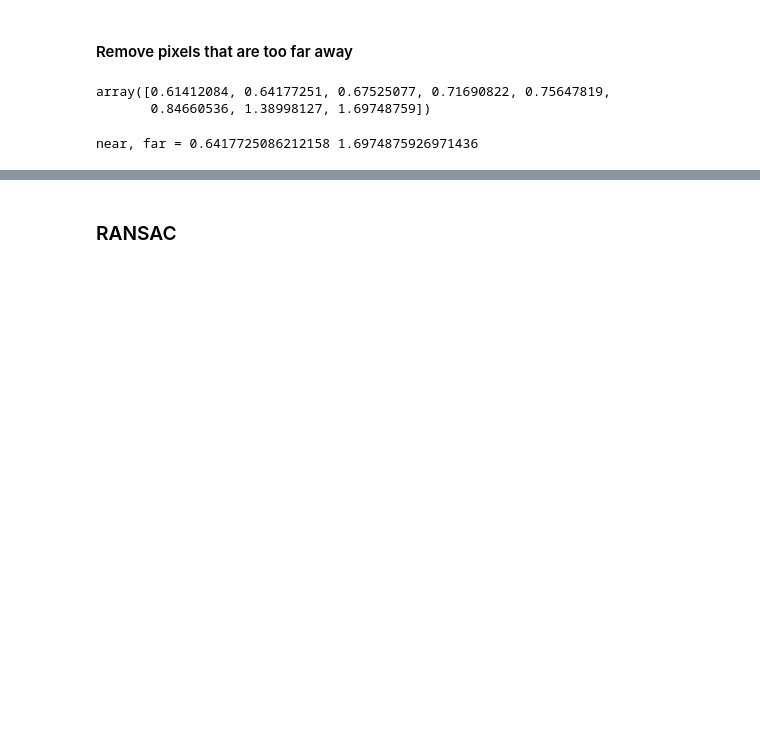
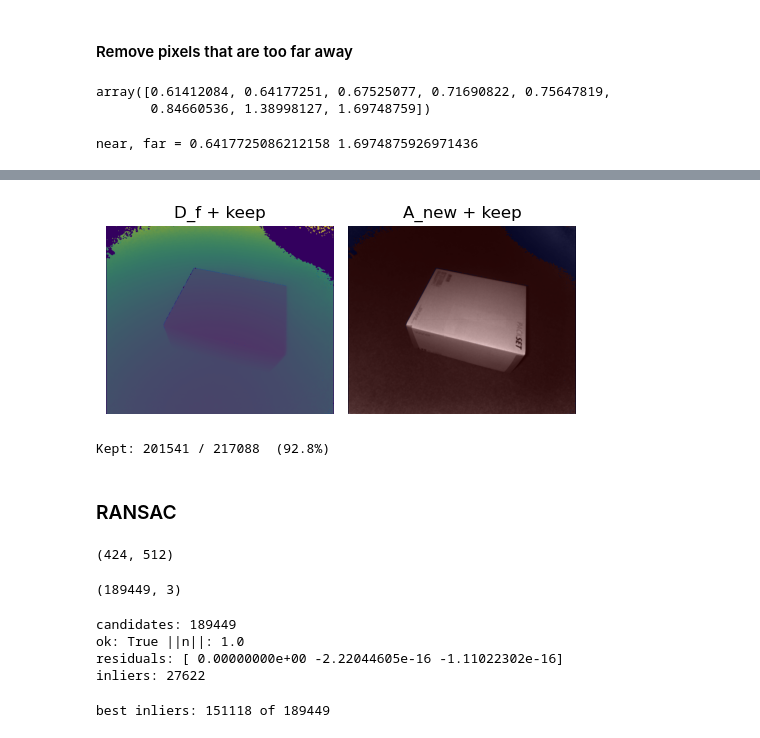
Before and after one commit to Tashhfia/Box-Size-Estimation-with-RANSAC, a Jupyter notebook: Box_Size_Estimation.ipynb, the cells around one changed output, grey strips where cells are left out. Drawn from its saved outputs; the diff is of its cells as text; code cells hidden in the pictures; blank space fills up the shorter version.

Commit message:
RANSAC floor mask done

```diff
--- a/Box_Size_Estimation.ipynb
+++ b/Box_Size_Estimation.ipynb
@@ -337,2 +337,20 @@ plt.show()
+# %%
+vmin, vmax = 0.15, 2.2
+plt.figure(figsize=(5,3))
+plt.subplot(1,2,1); plt.imshow(D_median3, cmap='viridis', vmin=vmin, vmax=vmax)
+plt.imshow(keep, cmap='jet', alpha=0.25); plt.title('D_f + keep'); plt.axis('off')
+plt.subplot(1,2,2); plt.imshow(A_new, cmap='gray')
+plt.imshow(keep, cmap='jet', alpha=0.25); plt.title('A_new + keep'); plt.axis('off')
+plt.tight_layout(); plt.show()
+# %% [output]
+[figure, added]
+# %%
+print(f"Kept: {keep.sum()} / {keep.size}  ({keep.mean()*100:.1f}%)")
+# %% [output]
+Kept: 201541 / 217088  (92.8%)
 # %% [markdown]
 ### RANSAC
+# %%
+keep2.shape
+# %% [output]
+(424, 512)
@@ -338,0 +360,4 @@ plt.show()
+# %%
+P_filtered.shape
+# %% [output]
+(189449, 3)
@@ -338,0 +402,22 @@ plt.show()
+# %%
+# Build candidates
+P_all, ii, jj = apply_mask(PC, keep2)
+N = P_all.shape[0]
+print("candidates:", N)
+
+# Try one sample & plane
+s = sample_points(N)
+n, d, ok = fit_plane(P_all[s])
+print("ok:", ok, "||n||:", np.linalg.norm(n))
+if ok:
+    # The 3 defining points should lie on the plane (~0 residuals)
+    print("residuals:", np.dot(P_all[s], n) + d)
+    # Distances & inliers with a gentle tau
+    dists = calculate_distance(P_all, n, d)
+    mask1d, idx, cnt = find_inliers(dists, threshold=0.01)  # 1 cm
+    print("inliers:", cnt)
+# %% [output]
+candidates: 189449
+ok: True ||n||: 1.0
+residuals: [ 0.00000000e+00 -2.22044605e-16 -1.11022302e-16]
+inliers: 27622
@@ -338,0 +451,6 @@ plt.show()
+# %%
+P_all, ii, jj = apply_mask(PC, keep2)   # P_all is (N,3)
+best_n, best_d, best_mask1d, best_cnt = RANSAC(P_all, max_iter=5000, distance_thresh=0.035)
+print("best inliers:", best_cnt, "of", P_all.shape[0])
+# %% [output]
+best inliers: 151118 of 189449
```
Also changed, not shown: parts of 11 cells of this notebook.
